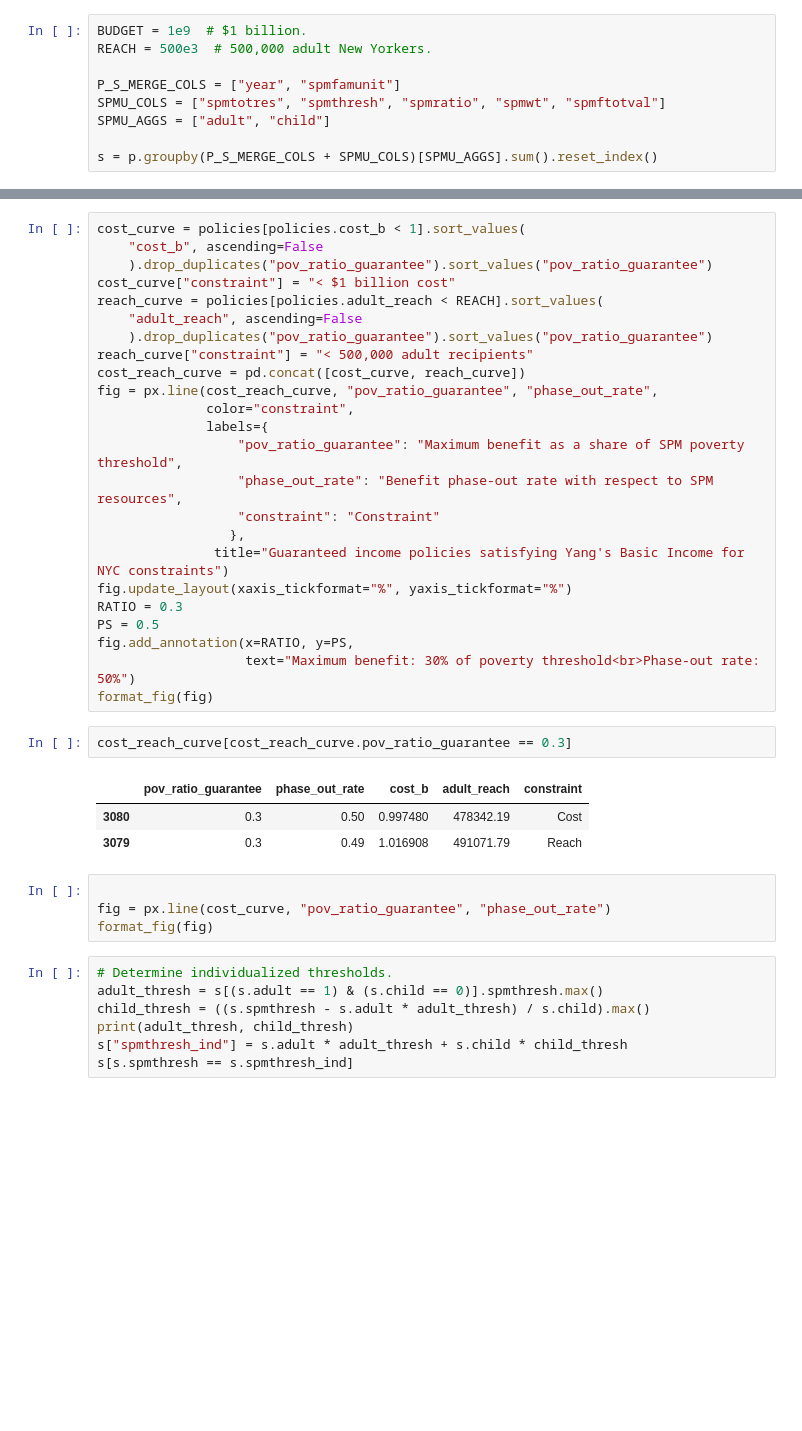
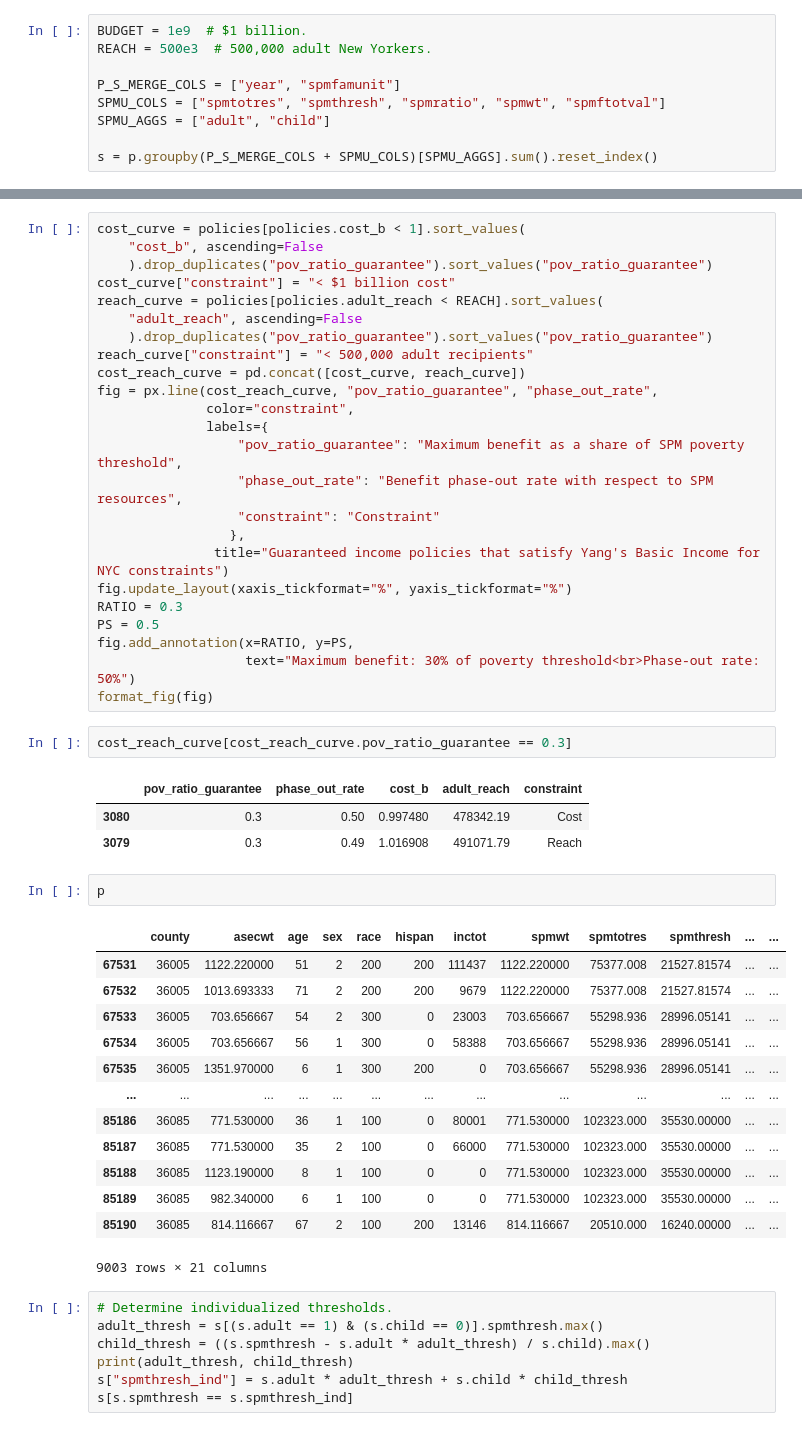
Before and after one commit to UBICenter/yang-nyc, a Jupyter notebook: analysis.ipynb, the cells around one changed output, grey strips where cells are left out. Drawn from its saved outputs; the diff is of its cells as text; blank space fills up the shorter version.

```diff
--- a/analysis.ipynb
+++ b/analysis.ipynb
@@ -176,7 +193,7 @@ fig = px.line(cost_reach_curve, "pov_ratio_guarantee", "phase_out_rate",
                   "phase_out_rate": "Benefit phase-out rate with respect to SPM resources",
                   "constraint": "Constraint"
                  },
-               title="Guaranteed income policies satisfying Yang's Basic Income for NYC constraints")
+               title="Guaranteed income policies that satisfy Yang's Basic Income for NYC constraints")
 fig.update_layout(xaxis_tickformat="%", yaxis_tickformat="%")
 RATIO = 0.3
 PS = 0.5
@@ -189,10 +206,22 @@ cost_reach_curve[cost_reach_curve.pov_ratio_guarantee == 0.3]
 |  | pov_ratio_guarantee | phase_out_rate | cost_b | adult_reach | constraint |
 | 3080 | 0.3 | 0.50 | 0.997480 | 478342.19 | Cost |
 | 3079 | 0.3 | 0.49 | 1.016908 | 491071.79 | Reach |
-# %%
-
-fig = px.line(cost_curve, "pov_ratio_guarantee", "phase_out_rate")
-format_fig(fig)
+# %%
+p
+# %% [output]
+|  | county | asecwt | age | sex | race | hispan | inctot | spmwt | spmtotres | spmthresh | ... | ... |
+| 67531 | 36005 | 1122.220000 | 51 | 2 | 200 | 200 | 111437 | 1122.220000 | 75377.008 | 21527.81574 | ... | ... |
+| 67532 | 36005 | 1013.693333 | 71 | 2 | 200 | 200 | 9679 | 1122.220000 | 75377.008 | 21527.81574 | ... | ... |
+| 67533 | 36005 | 703.656667 | 54 | 2 | 300 | 0 | 23003 | 703.656667 | 55298.936 | 28996.05141 | ... | ... |
+| 67534 | 36005 | 703.656667 | 56 | 1 | 300 | 0 | 58388 | 703.656667 | 55298.936 | 28996.05141 | ... | ... |
+| 67535 | 36005 | 1351.970000 | 6 | 1 | 300 | 200 | 0 | 703.656667 | 55298.936 | 28996.05141 | ... | ... |
+| ... | ... | ... | ... | ... | ... | ... | ... | ... | ... | ... | ... | ... |
+| 85186 | 36085 | 771.530000 | 36 | 1 | 100 | 0 | 80001 | 771.530000 | 102323.000 | 35530.00000 | ... | ... |
+| 85187 | 36085 | 771.530000 | 35 | 2 | 100 | 0 | 66000 | 771.530000 | 102323.000 | 35530.00000 | ... | ... |
+| 85188 | 36085 | 1123.190000 | 8 | 1 | 100 | 0 | 0 | 771.530000 | 102323.000 | 35530.00000 | ... | ... |
+| 85189 | 36085 | 982.340000 | 6 | 1 | 100 | 0 | 0 | 771.530000 | 102323.000 | 35530.00000 | ... | ... |
+| 85190 | 36085 | 814.116667 | 67 | 2 | 100 | 200 | 13146 | 814.116667 | 20510.000 | 16240.00000 | ... | ... |
+9003 rows × 21 columns
 # %%
 # Determine individualized thresholds.
 adult_thresh = s[(s.adult == 1) & (s.child == 0)].spmthresh.max()
```
Also changed, not shown: parts of 4 cells of this notebook, 1 other file.
